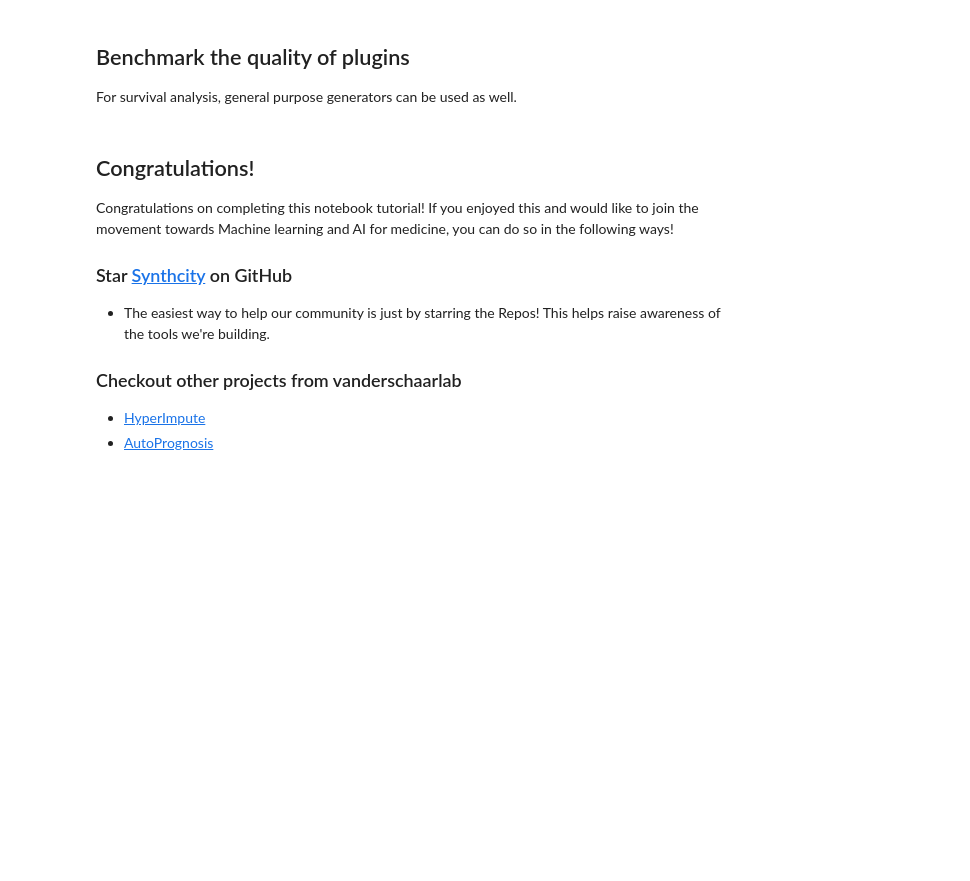
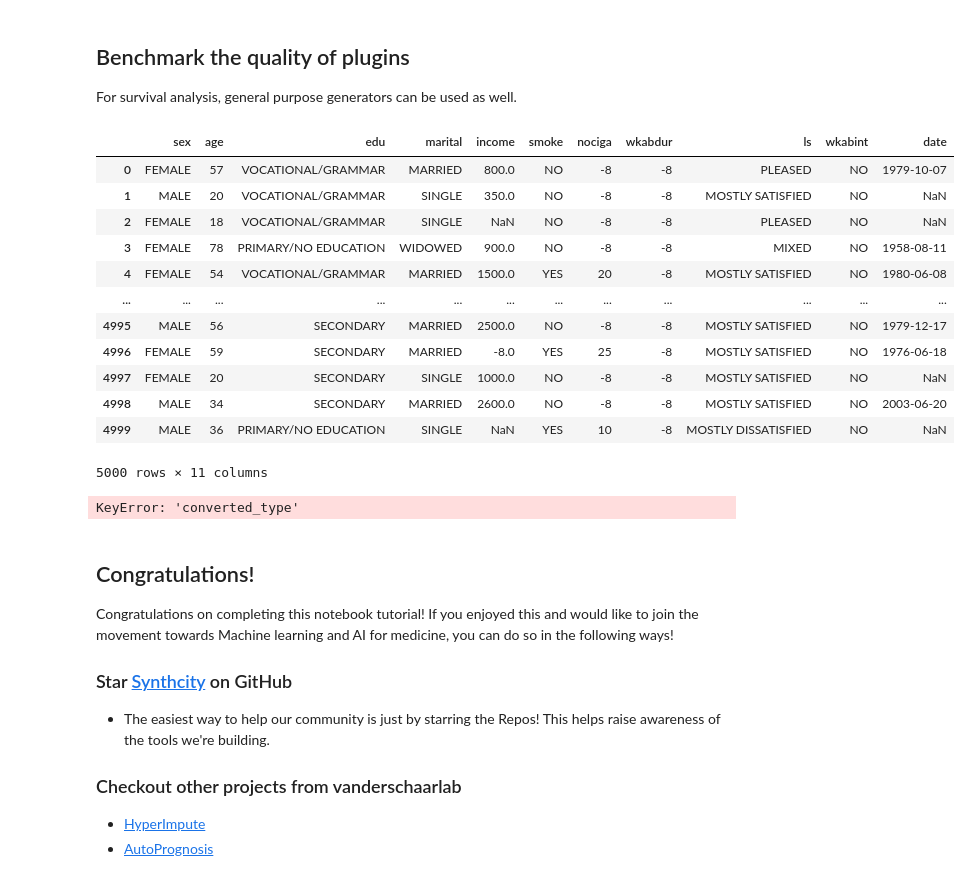
Before and after one commit to vanderschaarlab/synthcity, a Jupyter notebook: tutorials/tutorial10_sequential_synthesis.ipynb, the cells around one changed output. Drawn from its saved outputs; the diff is of its cells as text; code cells hidden in the pictures; blank space fills up the shorter version.

```diff
--- a/tutorials/tutorial10_sequential_synthesis.ipynb
+++ b/tutorials/tutorial10_sequential_synthesis.ipynb
@@ -492,17 +454,34 @@ ValueError: Need a DataLoader for decoding. (Syn_SeqDataLoader 등)
 ## Benchmark the quality of plugins
 
 For survival analysis, general purpose generators can be used as well.
+# %%
+loader
+# %% [output]
+|  | sex | age | edu | marital | income | smoke | nociga | wkabdur | ls | wkabint | date |
+| 0 | FEMALE | 57 | VOCATIONAL/GRAMMAR | MARRIED | 800.0 | NO | -8 | -8 | PLEASED | NO | 1979-10-07 |
+| 1 | MALE | 20 | VOCATIONAL/GRAMMAR | SINGLE | 350.0 | NO | -8 | -8 | MOSTLY SATISFIED | NO | NaN |
+| 2 | FEMALE | 18 | VOCATIONAL/GRAMMAR | SINGLE | NaN | NO | -8 | -8 | PLEASED | NO | NaN |
+| 3 | FEMALE | 78 | PRIMARY/NO EDUCATION | WIDOWED | 900.0 | NO | -8 | -8 | MIXED | NO | 1958-08-11 |
+| 4 | FEMALE | 54 | VOCATIONAL/GRAMMAR | MARRIED | 1500.0 | YES | 20 | -8 | MOSTLY SATISFIED | NO | 1980-06-08 |
+| ... | ... | ... | ... | ... | ... | ... | ... | ... | ... | ... | ... |
+| 4995 | MALE | 56 | SECONDARY | MARRIED | 2500.0 | NO | -8 | -8 | MOSTLY SATISFIED | NO | 1979-12-17 |
+| 4996 | FEMALE | 59 | SECONDARY | MARRIED | -8.0 | YES | 25 | -8 | MOSTLY SATISFIED | NO | 1976-06-18 |
+| 4997 | FEMALE | 20 | SECONDARY | SINGLE | 1000.0 | NO | -8 | -8 | MOSTLY SATISFIED | NO | NaN |
+| 4998 | MALE | 34 | SECONDARY | MARRIED | 2600.0 | NO | -8 | -8 | MOSTLY SATISFIED | NO | 2003-06-20 |
+| 4999 | MALE | 36 | PRIMARY/NO EDUCATION | SINGLE | NaN | YES | 10 | -8 | MOSTLY DISSATISFIED | NO | NaN |
+5000 rows × 11 columns
 # %%
 # synthcity absolute
 from synthcity.benchmark import Benchmarks
 
 score = Benchmarks.evaluate(
-    [(f"test_{model}", model, {}) for model in ["syn_seq", "ctgan"]],
+    [(f"test_{model}", model, {}) for model in ["syn_seq"]],
     loader,
     synthetic_size=1000,
     repeats=2,
-    task_type="survival_analysis",
 )
+# %% [output]
+KeyError: 'converted_type'
 # %% [markdown]
 ## Congratulations!
 
```
Also changed, not shown: parts of 14 cells of this notebook, 3 other files.
